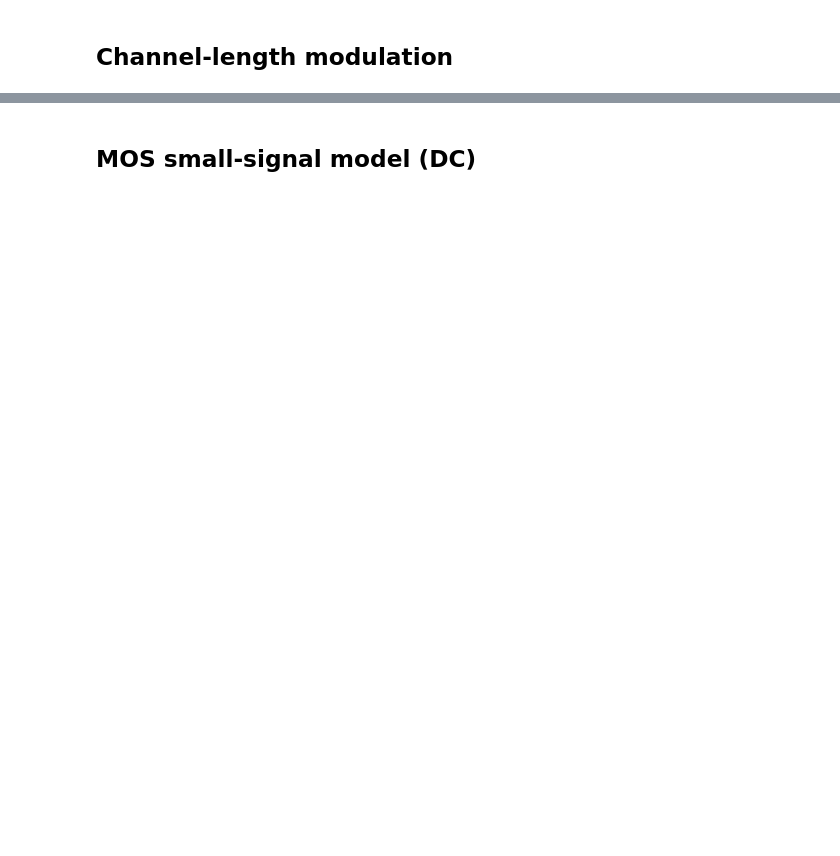
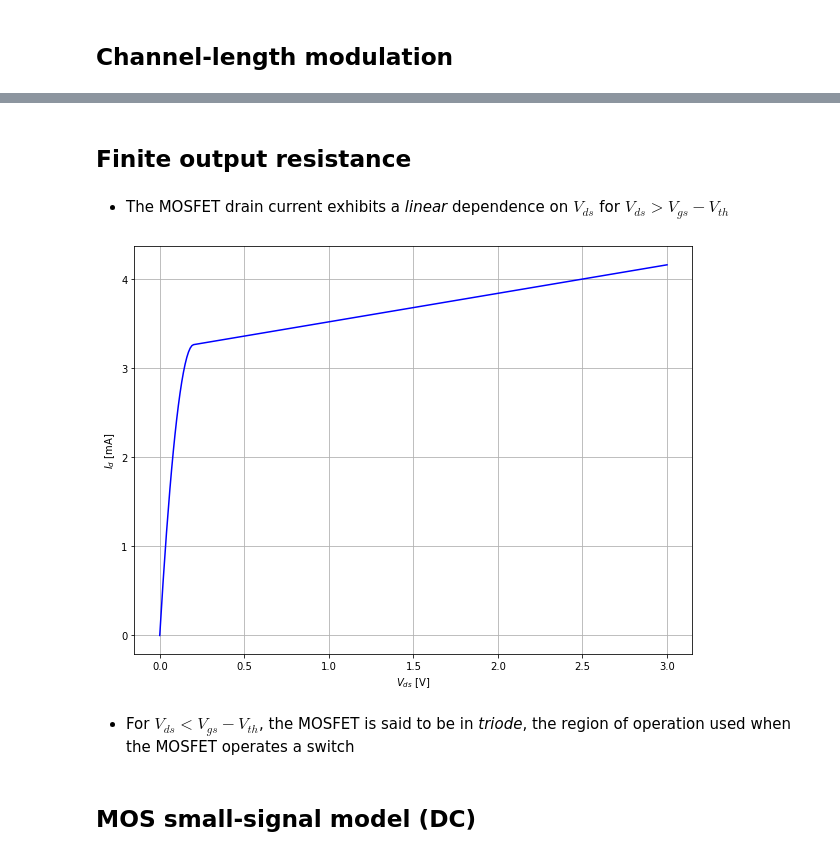
Before and after one commit to uw-analog/ee538-autumn2020, a Jupyter notebook: Lecture/2020_10_08_EE538_Lecture3.ipynb, the cells around one changed output, grey strips where cells are left out. Saved outputs shown, nothing was run; the diff lists cells and outputs as text; code cells hidden in the pictures; blank space fills up the shorter version.

```diff
--- a/Lecture/2020_10_08_EE538_Lecture3.ipynb
+++ b/Lecture/2020_10_08_EE538_Lecture3.ipynb
@@ -440,3 +437,15 @@ plot_gm(V_gs, 1000, 1, V_GS1, V_gs_range)
+# %% [markdown]
+## Finite output resistance
+# %% [markdown]
+ - The MOSFET drain current exhibits a *linear* dependence on $V_{ds}$ for $V_{ds} > V_{gs} - V_{th}$
+# %%
+import pandas as pd
+I_d = pd.read_csv('Id_Vds.csv', sep='\t')
+plot_xy(I_d['v1'], 1e3*I_d['Id(M1)'], '$V_{ds}$ [V]', '$I_d$ [mA]')
+# %% [output]
+[figure, added]
+# %% [markdown]
+ - For $V_{ds} < V_{gs} - V_{th}$, the MOSFET is said to be in *triode*, the region of operation used when the MOSFET operates a switch
 # %% [markdown]
 ## MOS small-signal model (DC)
 # %% [markdown]
```
Also changed, not shown: parts of 48 cells of this notebook, 9 other files.
